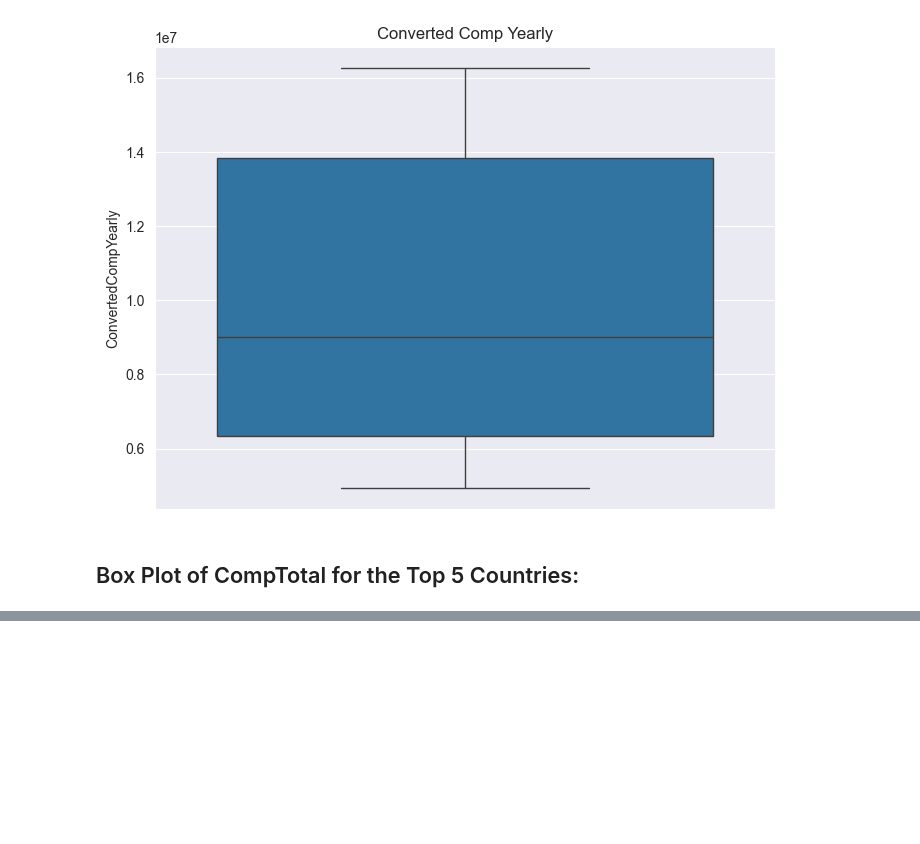
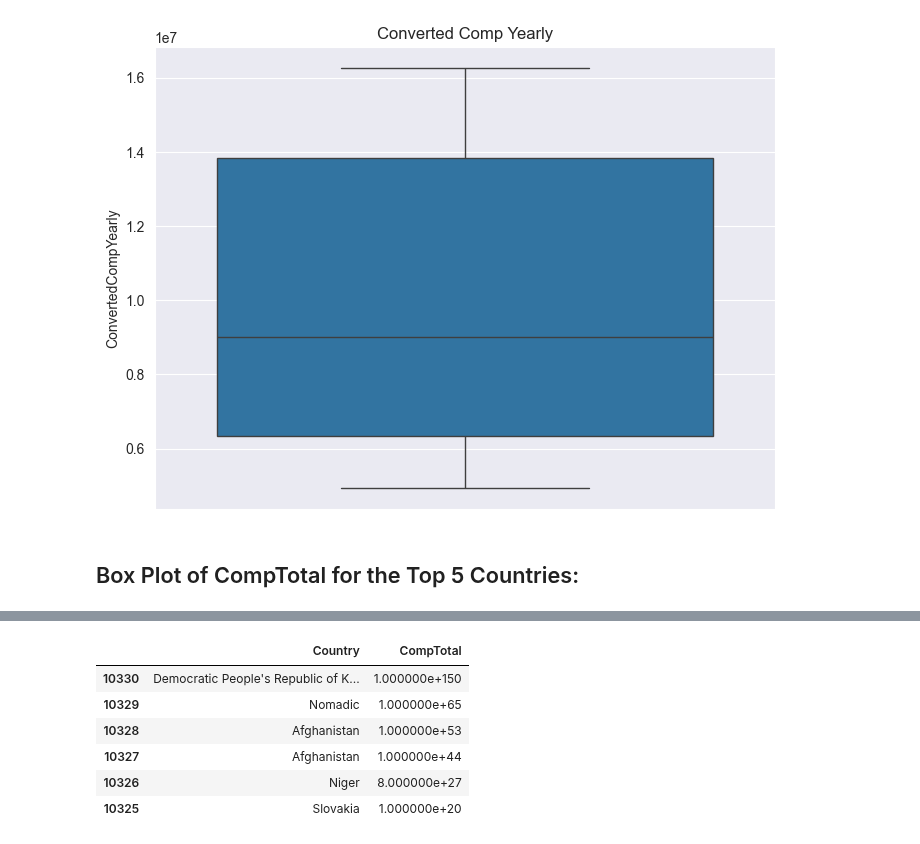
Before and after one commit to Hasan082/Data-Analysis, a Jupyter notebook: Capstone_project/Box_Plots.ipynb, the cells around one changed output, grey strips where cells are left out. Cells and saved outputs as stored; diff of their text form; code cells hidden in the pictures; blank space fills up the shorter version.

```diff
--- a/Capstone_project/Box_Plots.ipynb
+++ b/Capstone_project/Box_Plots.ipynb
@@ -246,0 +293,13 @@ plt.show()
+# %%
+grouped = df.groupby(['CompTotal', 'Country']).size().reset_index(name='count')
+sorted_group=grouped.sort_values(ascending=False, by='CompTotal')
+top_5_country = sorted_group[['Country', 'CompTotal']][:6]
+top_5_country
+# %% [output]
+|  | Country | CompTotal |
+| 10330 | Democratic People's Republic of K... | 1.000000e+150 |
+| 10329 | Nomadic | 1.000000e+65 |
+| 10328 | Afghanistan | 1.000000e+53 |
+| 10327 | Afghanistan | 1.000000e+44 |
+| 10326 | Niger | 8.000000e+27 |
+| 10325 | Slovakia | 1.000000e+20 |
```
Also changed, not shown: parts of 6 cells of this notebook.
